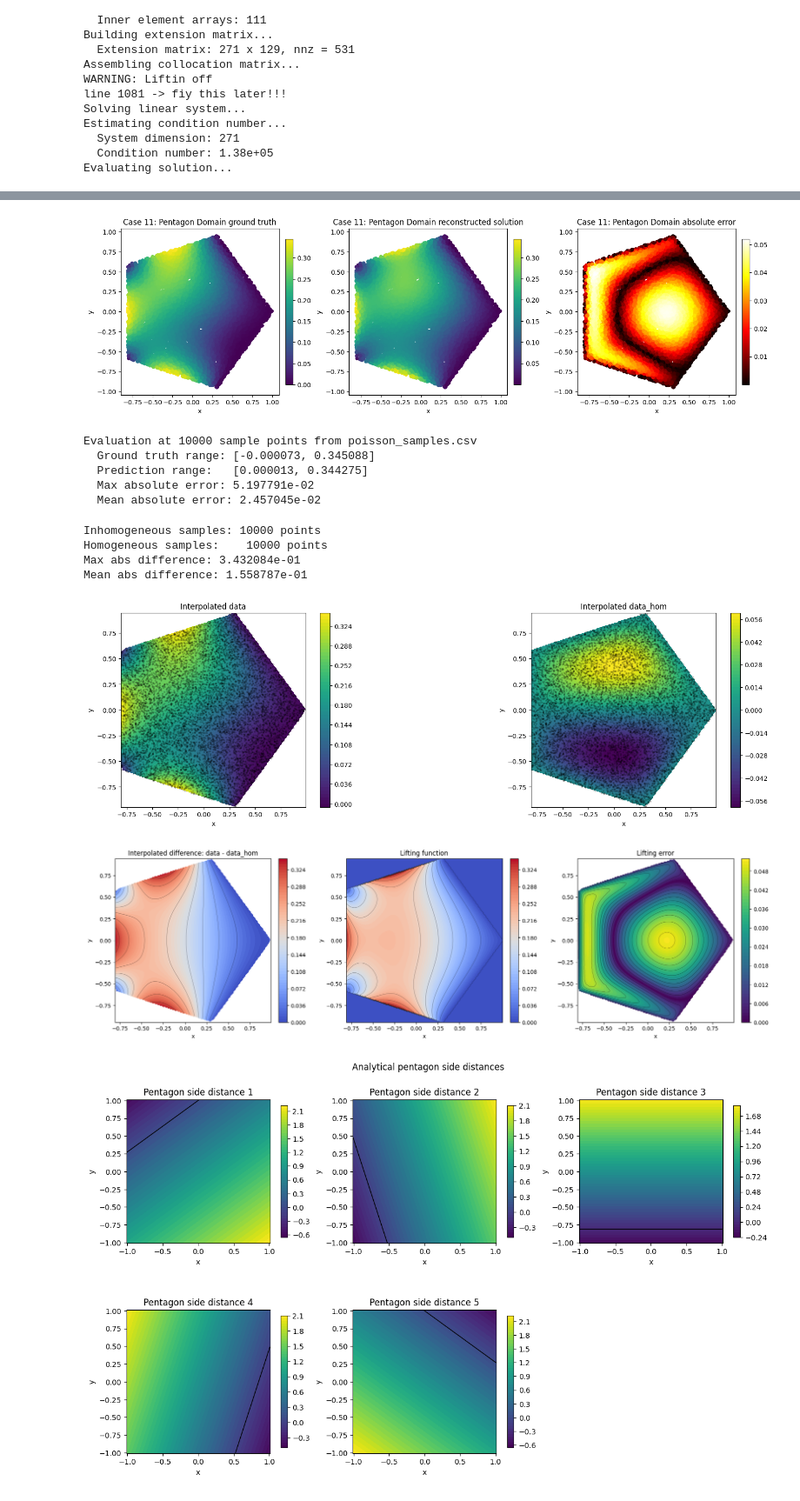
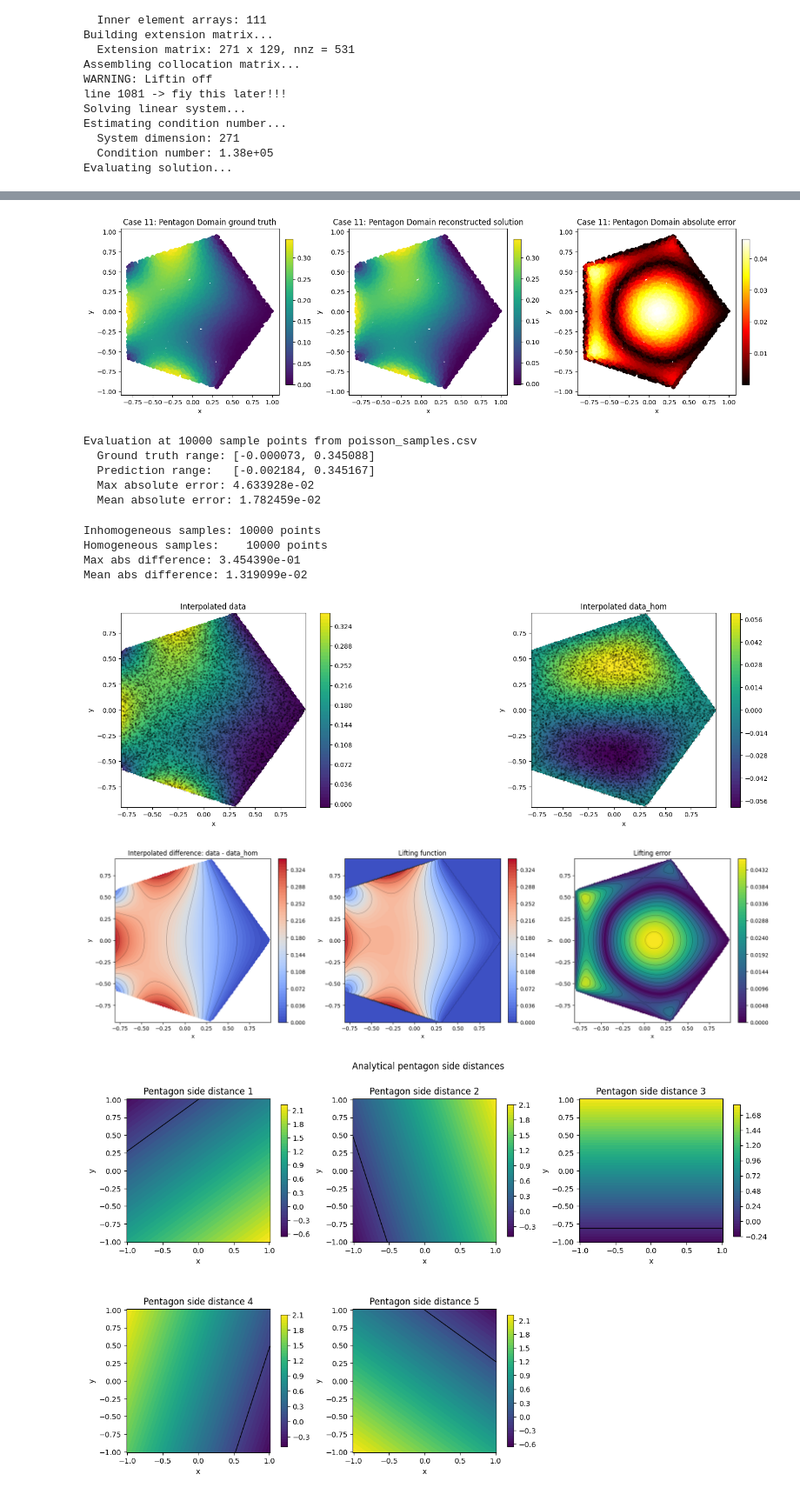
Before and after one commit to csgellert/NeuralIGA, a Jupyter notebook: advanced_neural_iga/advanced_colloc/colloc_results.ipynb, the cells around one changed output, grey strips where cells are left out. Shown at 87% size. Saved outputs shown, nothing was run; the diff lists cells and outputs as text; code cells hidden in the pictures.

```diff
--- a/advanced_neural_iga/advanced_colloc/colloc_results.ipynb
+++ b/advanced_neural_iga/advanced_colloc/colloc_results.ipynb
@@ -110,8 +110,9 @@ importlib.reload(ihbnd)
 #model_MS = netdefs.load_test_model("SIREN_pentagon_MSSDF_02", "SIREN", params={"architecture": [2, 256, 256, 256, 5], "w_0": 15, "w_hidden": 30.0})
 model_MS = Geomertry.AnaliticalDistancePentagon_SideDistances(radius=1.0, rotation=0.0)
 #model = ihbnd.sharp_min_distance_function(model_MS)
-model = ihbnd.smooth_min_distance_function(model_MS, alpha=10.0)
-#model = ihbnd.R_func_min(model=model_MS)
+#model = ihbnd.smooth_min_distance_function(model_MS, alpha=10.0)
+#model = ihbnd.sharp_min_distance_function_hollig(model=model_MS, delta = 0.05, gamma= 3)
+model = ihbnd.R_func_min(model=model_MS)
 # Enable return_coefficients=True so we can use the result for pointwise evaluation.
 res = cWEB.run_example(
     model=model,
@@ -163,17 +164,17 @@ if 'recon_info' in res:
 else:
     print("Error: recon_info not found in result. Make sure return_coefficients=True was used.")
 # %% [output]
-[figure, old version]
+[figure, new version]
 Evaluation at 10000 sample points from poisson_samples.csv
   Ground truth range: [-0.000073, 0.345088]
-  Prediction range:   [0.000013, 0.344275]
-  Max absolute error: 5.197791e-02
-  Mean absolute error: 2.457045e-02
+  Prediction range:   [-0.002184, 0.345167]
+  Max absolute error: 4.633928e-02
+  Mean absolute error: 1.782459e-02
 # %%
 # Interpolate the scattered samples and compare the inhomogeneous and homogeneous fields
 from pathlib import Path
 from matplotlib.tri import LinearTriInterpolator, Triangulation
-
+importlib.reload(ihbnd)
 def find_csv(filename):
     matches = sorted(Path.cwd().rglob(filename))
     if not matches:
@@ -236,38 +237,38 @@ plots2 = [
     (lift_error, "Lifting error", "viridis"),
 ]
 
 for ax, (values, title, cmap) in zip(axes, plots):
     values = np.ma.masked_invalid(values)
     im = ax.contourf(X, Y, values, levels=60, cmap=cmap)
     ax.scatter(pts_x, pts_y, s=4, c='k', alpha=0.15)
     ax.set_title(title)
     ax.set_xlabel('x')
     ax.set_ylabel('y')
     ax.set_aspect('equal', adjustable='box')
     fig.colorbar(im, ax=ax, fraction=0.046, pad=0.04)
 
 for ax, (values, title, cmap) in zip(axes2, plots2):
     values = np.ma.masked_invalid(values)
     im = ax.contourf(X, Y, values, levels=60, cmap=cmap)
     #ax.scatter(pts_x, pts_y, s=4, c='k', alpha=0.15)
     ax.contour(X, Y, values, levels=10, colors='k', linewidths=0.5, alpha=0.5)
     ax.set_title(title)
     ax.set_xlabel('x')
     ax.set_ylabel('y')
     ax.set_aspect('equal', adjustable='box')
     fig2.colorbar(im, ax=ax, fraction=0.046, pad=0.04)
 
 print(f"Inhomogeneous samples: {len(gt)} points")
 print(f"Homogeneous samples:    {len(gt_hom)} points")
-print(f"Max abs difference: {np.nanmax(np.abs(np.asarray(U_diff))):.6e}")
-print(f"Mean abs difference: {np.nanmean(np.abs(np.asarray(U_diff))):.6e}")
+print(f"Max abs difference: {np.nanmax(np.abs(np.asarray(lift_error))):.6e}")
+print(f"Mean abs difference: {np.nanmean(np.abs(np.asarray(lift_error))):.6e}")
 # %% [output]
 Inhomogeneous samples: 10000 points
 Homogeneous samples:    10000 points
-Max abs difference: 3.432084e-01
-Mean abs difference: 1.558787e-01
+Max abs difference: 3.454390e-01
+Mean abs difference: 1.319099e-02
 [figure]
-[figure, old version]
+[figure, new version]
 # %%
 import importlib
 import numpy as np
```
Also changed, not shown: parts of 1 cell of this notebook, 3 other files.
